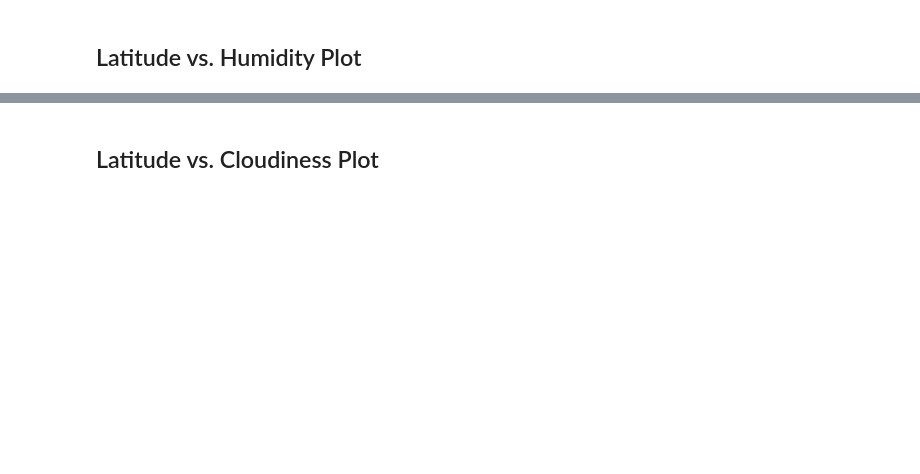
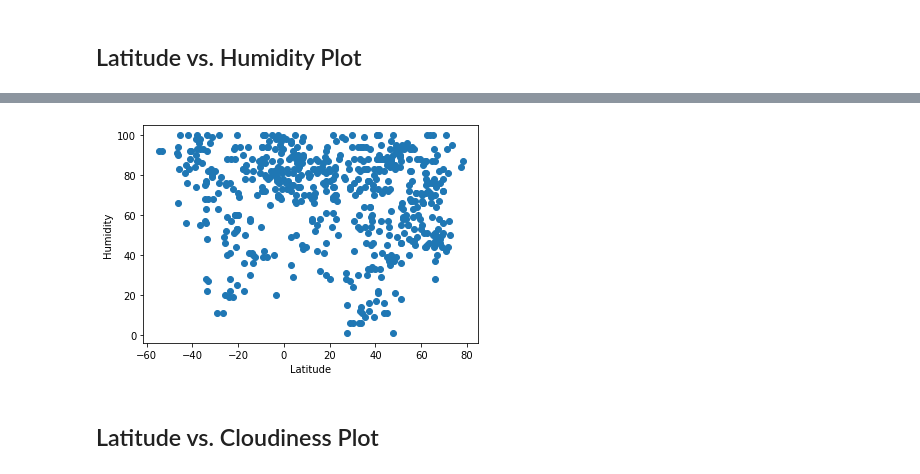
Before and after one commit to armywalrus/Global-Weather_Model-APIs-Python, a Jupyter notebook: WeatherPy/WeatherPy.ipynb, the cells around one changed output, grey strips where cells are left out. Drawn from its saved outputs; the diff is of its cells as text; code cells hidden in the pictures; blank space fills up the shorter version.

```diff
--- a/WeatherPy/WeatherPy.ipynb
+++ b/WeatherPy/WeatherPy.ipynb
@@ -246,2 +225,13 @@ Int64Index([], dtype='int64')
+# %%
+scatter_two = plt.figure()
+x_values = weather_data['Latitude']
+y_values = weather_data['Humidity']
+plt.scatter(x_values,y_values)
+plt.title = ("City Latitude vs Humidity (7/20/2020)")
+plt.xlabel('Latitude')
+plt.ylabel('Humidity')
+plt.show()
+# %% [output]
+[figure, added]
 # %% [markdown]
 ## Latitude vs. Cloudiness Plot
```
Also changed, not shown: parts of 31 cells of this notebook.
